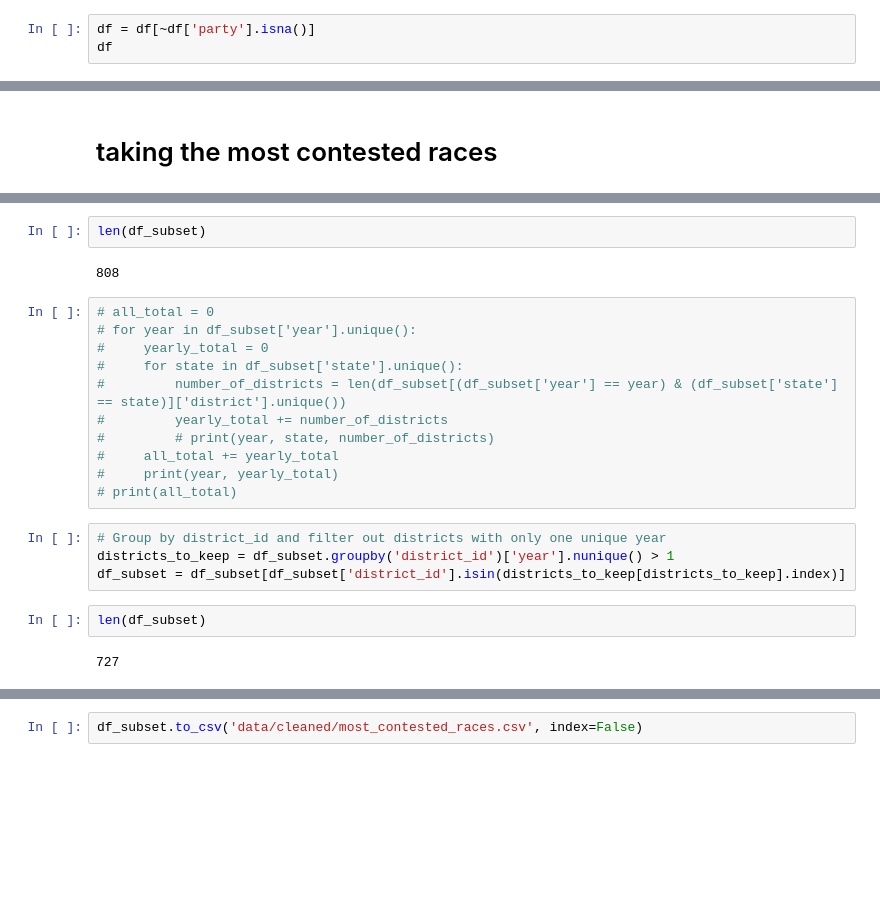
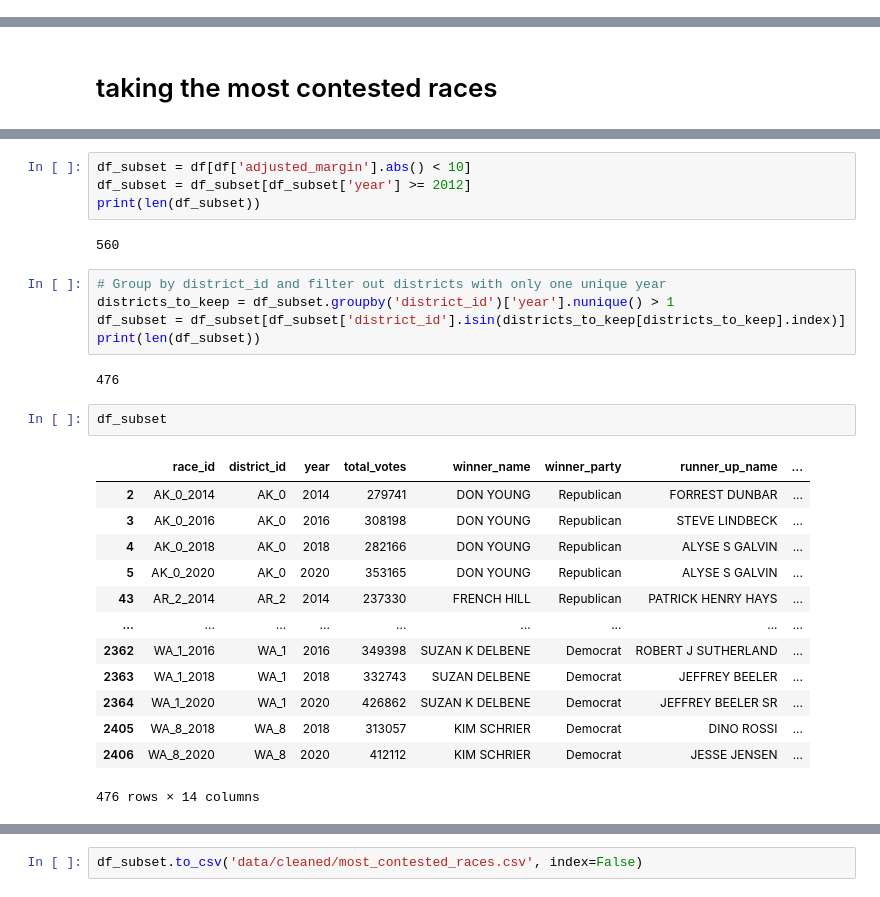
Before and after one commit to anrath/money-and-politics, a Jupyter notebook: analysisV2.ipynb, the cells around one changed output, grey strips where cells are left out. Saved outputs shown, nothing was run; the diff lists cells and outputs as text; blank space fills up the shorter version.

Commit message:
many bug fixes and finishing race refactor

```diff
--- a/analysisV2.ipynb
+++ b/analysisV2.ipynb
@@ -9,3 +11,0 @@ Series([], Name: count, dtype: int64)
-# %%
-df = df[~df['party'].isna()]
-df
@@ -82,23 +51,29 @@ df_subset.sort_values(['district_id', 'year'], inplace=True)
-# %%
-len(df_subset)
-# %% [output]
-808
-# %%
-# all_total = 0
-# for year in df_subset['year'].unique():
-#     yearly_total = 0
-#     for state in df_subset['state'].unique():
-#         number_of_districts = len(df_subset[(df_subset['year'] == year) & (df_subset['state'] == state)]['district'].unique())
-#         yearly_total += number_of_districts
-#         # print(year, state, number_of_districts)
-#     all_total += yearly_total
-#     print(year, yearly_total)
-# print(all_total)
+# %%
+df_subset = df[df['adjusted_margin'].abs() < 10]
+df_subset = df_subset[df_subset['year'] >= 2012]
+print(len(df_subset))
+# %% [output]
+560
 # %%
 # Group by district_id and filter out districts with only one unique year
 districts_to_keep = df_subset.groupby('district_id')['year'].nunique() > 1
 df_subset = df_subset[df_subset['district_id'].isin(districts_to_keep[districts_to_keep].index)]
+print(len(df_subset))
+# %% [output]
+476
-# %%
-len(df_subset)
-# %% [output]
-727
+# %%
+df_subset
+# %% [output]
+|  | race_id | district_id | year | total_votes | winner_name | winner_party | runner_up_name | ... |
+| 2 | AK_0_2014 | AK_0 | 2014 | 279741 | DON YOUNG | Republican | FORREST DUNBAR | ... |
+| 3 | AK_0_2016 | AK_0 | 2016 | 308198 | DON YOUNG | Republican | STEVE LINDBECK | ... |
+| 4 | AK_0_2018 | AK_0 | 2018 | 282166 | DON YOUNG | Republican | ALYSE S GALVIN | ... |
+| 5 | AK_0_2020 | AK_0 | 2020 | 353165 | DON YOUNG | Republican | ALYSE S GALVIN | ... |
+| 43 | AR_2_2014 | AR_2 | 2014 | 237330 | FRENCH HILL | Republican | PATRICK HENRY HAYS | ... |
+| ... | ... | ... | ... | ... | ... | ... | ... | ... |
+| 2362 | WA_1_2016 | WA_1 | 2016 | 349398 | SUZAN K DELBENE | Democrat | ROBERT J SUTHERLAND | ... |
+| 2363 | WA_1_2018 | WA_1 | 2018 | 332743 | SUZAN DELBENE | Democrat | JEFFREY BEELER | ... |
+| 2364 | WA_1_2020 | WA_1 | 2020 | 426862 | SUZAN K DELBENE | Democrat | JEFFREY BEELER SR | ... |
+| 2405 | WA_8_2018 | WA_8 | 2018 | 313057 | KIM SCHRIER | Democrat | DINO ROSSI | ... |
+| 2406 | WA_8_2020 | WA_8 | 2020 | 412112 | KIM SCHRIER | Democrat | JESSE JENSEN | ... |
+476 rows × 14 columns
```
Also changed, not shown: parts of 17 cells of this notebook, 4 other files.
